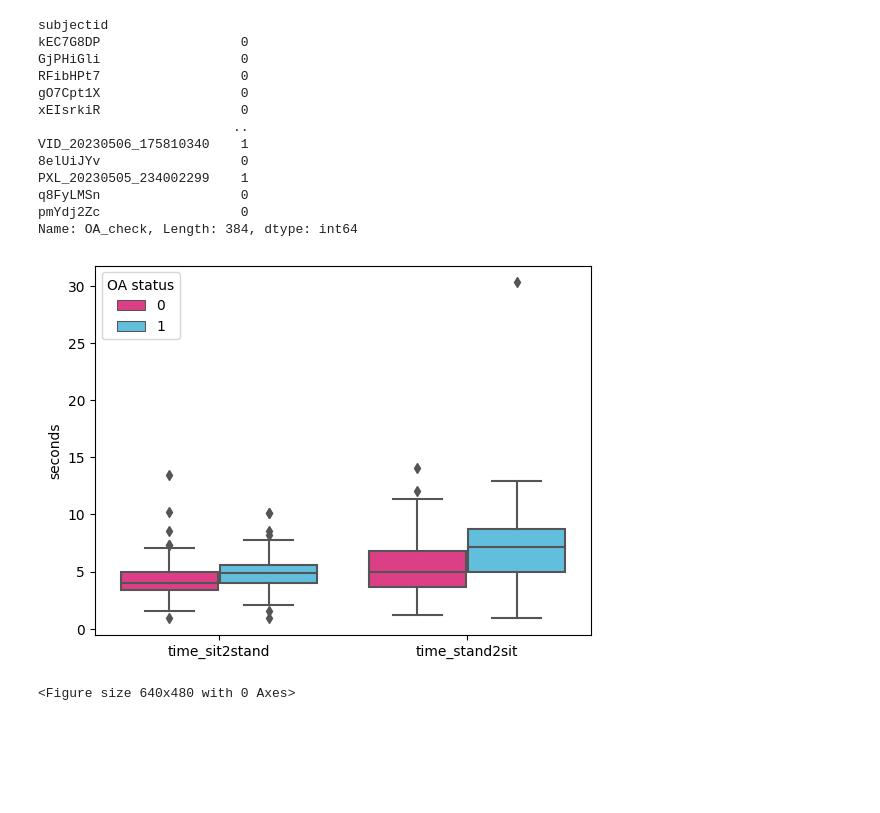
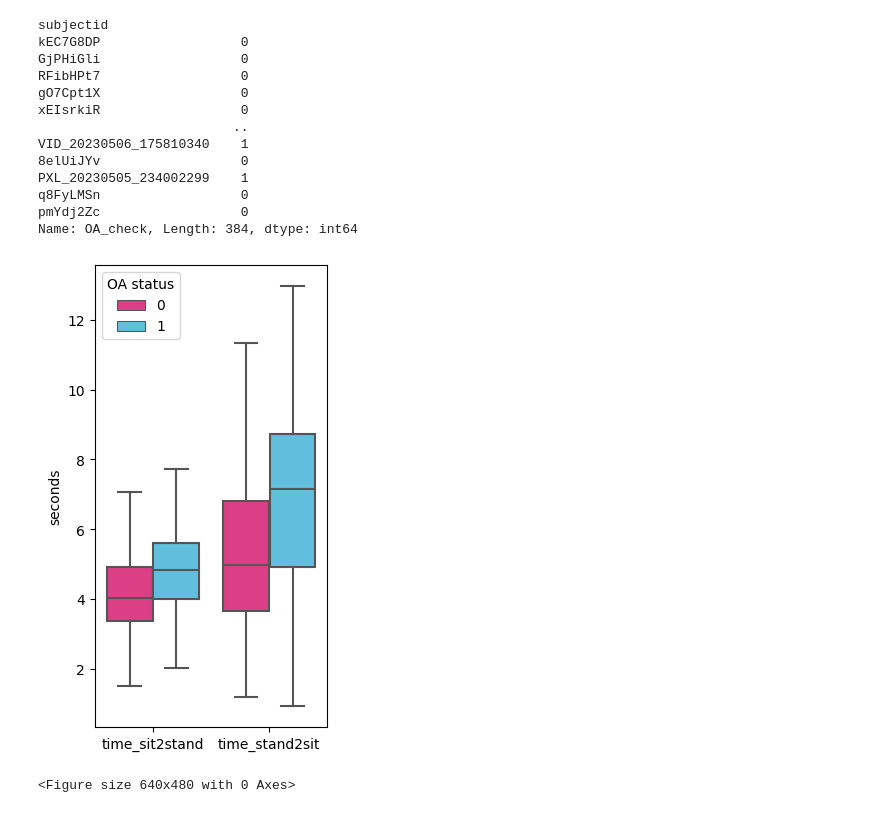
Before and after one commit to amandaliusa/cs231n, a Jupyter notebook: analysis/Visualization.ipynb, the cells around one changed output. Saved outputs shown, nothing was run; the diff lists cells and outputs as text; code cells hidden in the pictures; blank space fills up the shorter version.

Commit message:
Visualization notebook

```diff
--- a/analysis/Visualization.ipynb
+++ b/analysis/Visualization.ipynb
@@ -79,11 +79,12 @@ Name: OA_check, Length: 384, dtype: int64
 df_long = pd.melt(df_join[["time_sit2stand", "time_stand2sit", "OA_check"]], "OA_check", var_name="time", value_name="seconds")
 # %%
 palette = {0: "#F72585", 1:  "#4CC9F0"}
-ax = sns.boxplot(x="time", hue="OA_check", y="seconds", data=df_long, palette=palette)
+plt.figure(figsize=(3,6))
+ax = sns.boxplot(x="time", hue="OA_check", y="seconds", data=df_long, palette=palette, showfliers = False)
 ax.set(xlabel=None)
 plt.legend(title='OA status')
+plt.savefig("{}/results/boxplot.png".format(homedir))
 plt.show()
-plt.savefig("{}/results/boxplot.png".format(homedir))
 # %% [output]
-[figure, old version]
+[figure, new version]
 <Figure size 640x480 with 0 Axes>
```
Also changed, not shown: parts of 2 cells of this notebook, 3 other files.
